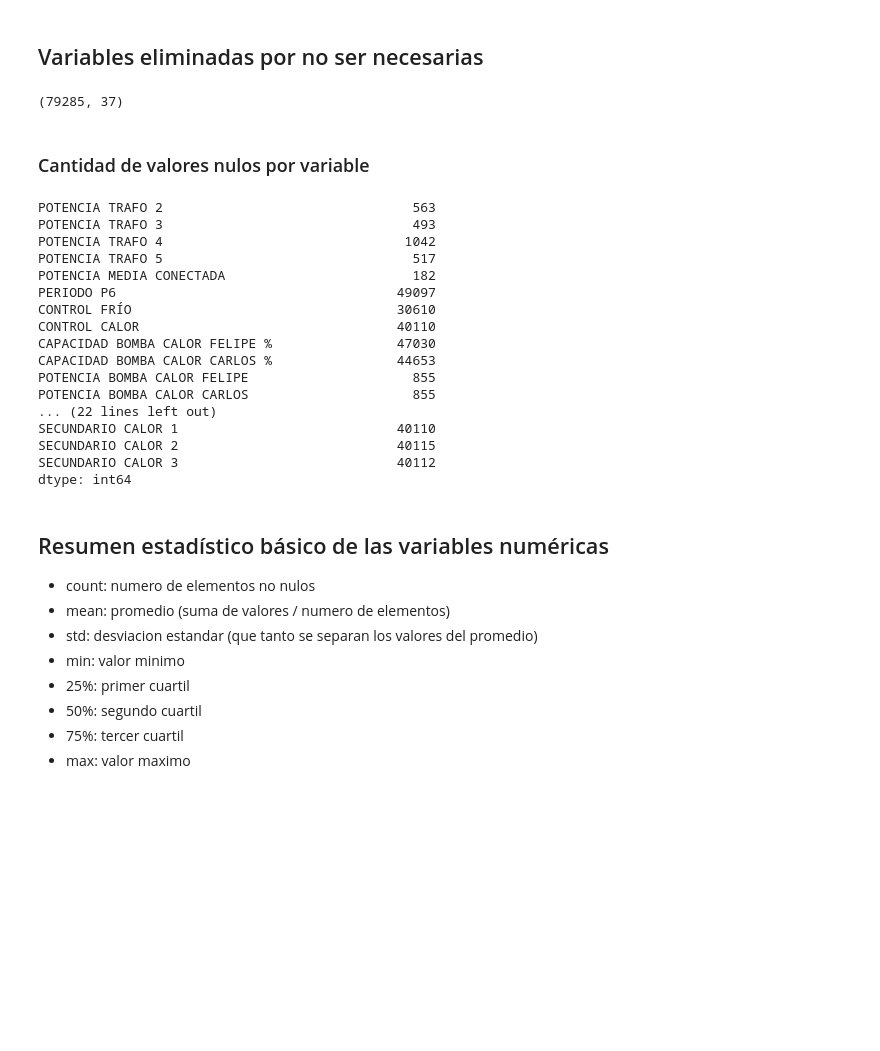
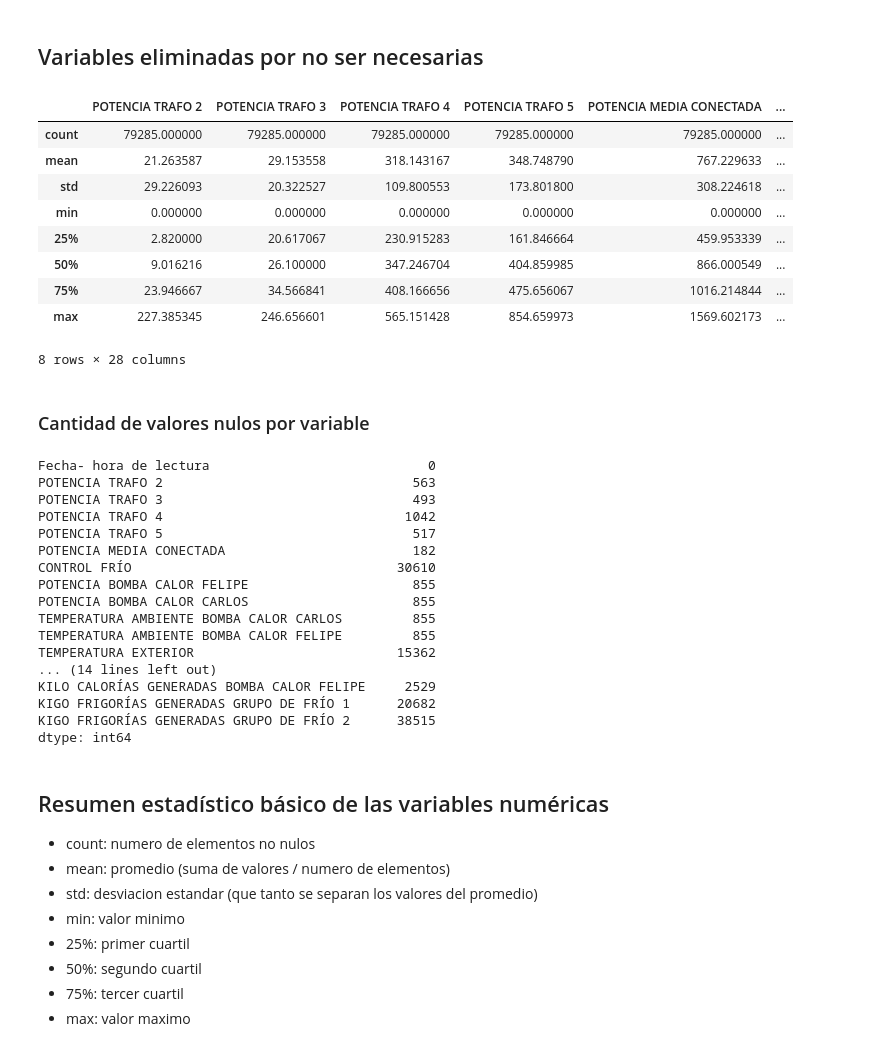
Before and after one commit to douglasag17/ML-SmartBuildings, a Jupyter notebook: PreparacionDeLosDatos/hvac.ipynb, the cells around one changed output. Saved outputs shown, nothing was run; the diff lists cells and outputs as text; code cells hidden in the pictures; blank space fills up the shorter version.

```diff
--- a/PreparacionDeLosDatos/hvac.ipynb
+++ b/PreparacionDeLosDatos/hvac.ipynb
@@ -36,38 +36,53 @@ data
 ## Variables eliminadas por no ser necesarias
 # %%
 data2 = data
-variables_a_eliminar = ["C_O_P_ BOMBA CALOR FELIPE", "C_O_P_ BOMBA CALOR CARLOS", "C_O_P_ INSTALACIÓN GRUPO FRÍO 1",
-                       "C_O_P_ INSTALACÍON GRUPO FRÍO 2", "ORDEN", "VÁLVULA BY PASS SECUNDARIO FRÍO",
-                       "TEMPERATURA CONTROL DE BY PASS SECUNDARIO", "SECUNDARIO FRÍO 1", "SECUNDARIO FRÍO 2",
-                        "SECUNDARIO FRÍO 3", "MODO INVIERNO BC1", "MODO INVIERNO BC2", "Fecha- hora de lectura"]
+variables_a_eliminar = ["C_O_P_ BOMBA CALOR FELIPE", "C_O_P_ BOMBA CALOR CARLOS",
+                        "C_O_P_ INSTALACIÓN GRUPO FRÍO 1", "C_O_P_ INSTALACÍON GRUPO FRÍO 2",
+                        "ORDEN", "VÁLVULA BY PASS SECUNDARIO FRÍO",
+                        "TEMPERATURA CONTROL DE BY PASS SECUNDARIO", "SECUNDARIO FRÍO 1",
+                        "SECUNDARIO FRÍO 2", "SECUNDARIO FRÍO 3", "MODO INVIERNO BC1",
+                        "MODO INVIERNO BC2", "PERIODO P6", "CONTROL CALOR",
+                        "CAPACIDAD BOMBA CALOR FELIPE %", "CAPACIDAD BOMBA CALOR CARLOS %",
+                        "CAPACIDAD GRUPO DE FRÍO 1"," CAPACIDAD GRUPO DE FRÍO 2",
+                        "IMPULSIÓN SECUNDARIO CALOR", "SECUNDARIO CALOR 1",
+                        "SECUNDARIO CALOR 2", "SECUNDARIO CALOR 3"]
 lista_variables = data2.columns.values.tolist()
 subLista = [x for x in lista_variables if x not in variables_a_eliminar]
 data2 = data2[subLista]
-data2.shape
+data2.describe()
 # %% [output]
+|  | POTENCIA TRAFO 2 | POTENCIA TRAFO 3 | POTENCIA TRAFO 4 | POTENCIA TRAFO 5 | POTENCIA MEDIA CONECTADA | ... |
+| count | 79285.000000 | 79285.000000 | 79285.000000 | 79285.000000 | 79285.000000 | ... |
+| mean | 21.263587 | 29.153558 | 318.143167 | 348.748790 | 767.229633 | ... |
+| std | 29.226093 | 20.322527 | 109.800553 | 173.801800 | 308.224618 | ... |
+| min | 0.000000 | 0.000000 | 0.000000 | 0.000000 | 0.000000 | ... |
+| 25% | 2.820000 | 20.617067 | 230.915283 | 161.846664 | 459.953339 | ... |
+| 50% | 9.016216 | 26.100000 | 347.246704 | 404.859985 | 866.000549 | ... |
+| 75% | 23.946667 | 34.566841 | 408.166656 | 475.656067 | 1016.214844 | ... |
+| max | 227.385345 | 246.656601 | 565.151428 | 854.659973 | 1569.602173 | ... |
-(79285, 37)
+8 rows × 28 columns
 # %% [markdown]
 ### Cantidad de valores nulos por variable
 # %%
 data3 = data2[data2 != 0]
 pd.isnull(data3).sum()
 # %% [output]
+Fecha- hora de lectura                            0
 POTENCIA TRAFO 2                                563
 POTENCIA TRAFO 3                                493
 POTENCIA TRAFO 4                               1042
 POTENCIA TRAFO 5                                517
 POTENCIA MEDIA CONECTADA                        182
-PERIODO P6                                    49097
 CONTROL FRÍO                                  30610
-CONTROL CALOR                                 40110
-CAPACIDAD BOMBA CALOR FELIPE %                47030
-CAPACIDAD BOMBA CALOR CARLOS %                44653
 POTENCIA BOMBA CALOR FELIPE                     855
 POTENCIA BOMBA CALOR CARLOS                     855
-... (22 lines left out)
-SECUNDARIO CALOR 1                            40110
-SECUNDARIO CALOR 2                            40115
-SECUNDARIO CALOR 3                            40112
+TEMPERATURA AMBIENTE BOMBA CALOR CARLOS         855
+TEMPERATURA AMBIENTE BOMBA CALOR FELIPE         855
+TEMPERATURA EXTERIOR                          15362
+... (14 lines left out)
+KILO CALORÍAS GENERADAS BOMBA CALOR FELIPE     2529
+KIGO FRIGORÍAS GENERADAS GRUPO DE FRÍO 1      20682
+KIGO FRIGORÍAS GENERADAS GRUPO DE FRÍO 2      38515
 dtype: int64
 # %% [markdown]
 ## Resumen estadístico básico de las variables numéricas
```
Also changed, not shown: parts of 7 cells of this notebook, 1 other file.
